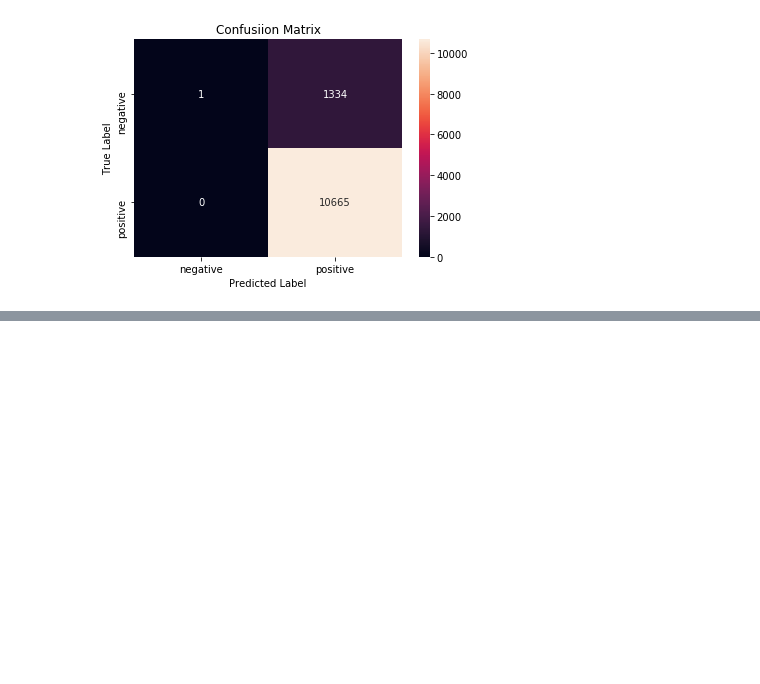
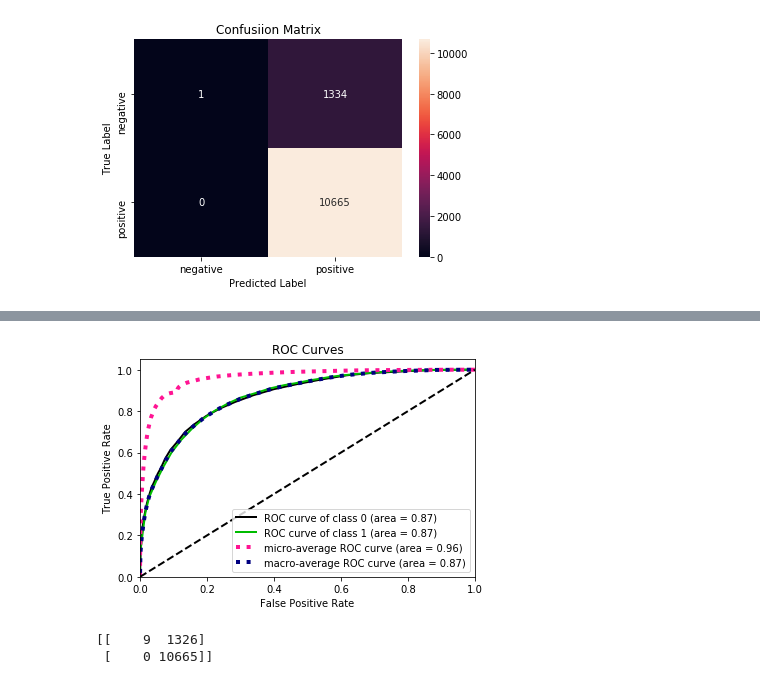
Before and after one commit to mehrayogesh208/Amazon-Fine-Food, a Jupyter notebook: KnearestNeighbors.ipynb, the cells around one changed output, grey strips where cells are left out. Cells and saved outputs as stored; diff of their text form; code cells hidden in the pictures; blank space fills up the shorter version.

```diff
--- a/KnearestNeighbors.ipynb
+++ b/KnearestNeighbors.ipynb
@@ -139,0 +183,14 @@ plt.show()
+# %%
+y_proabs_train = knn_optimal.predict_proba(traintfidf)
+# %%
+skplt.metrics.plot_roc_curve(train_df["Score"], y_proabs_train)
+plt.show()
+# %% [output]
+[figure, added]
+# %%
+from sklearn.metrics import confusion_matrix
+c_matrix = confusion_matrix(test_df["Score"], pred)
+print(c_matrix)
+# %% [output]
+[[    9  1326]
+ [    0 10665]]
```
Also changed, not shown: parts of 62 cells of this notebook.
